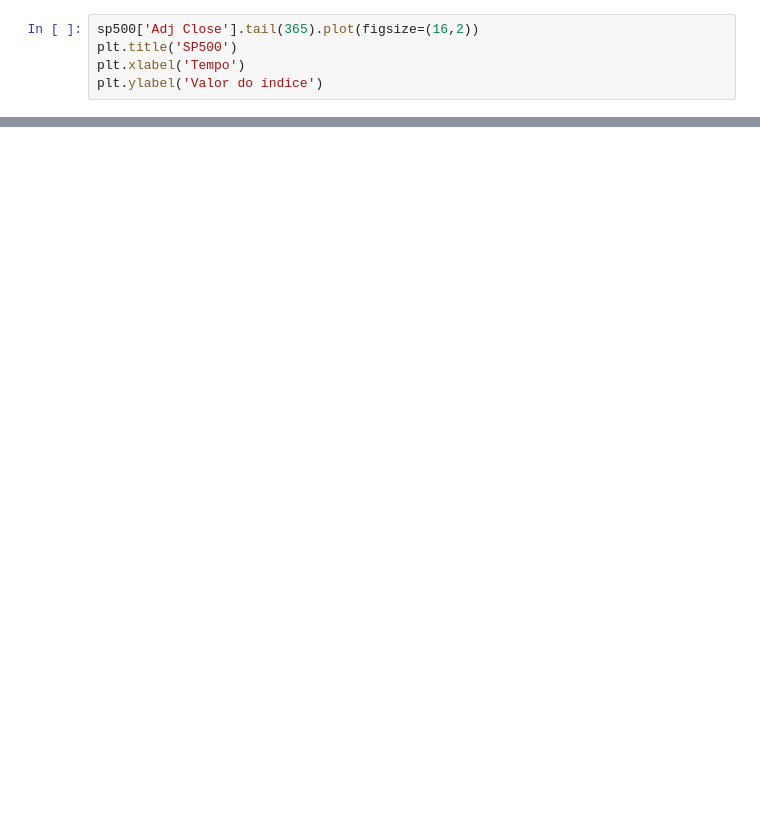
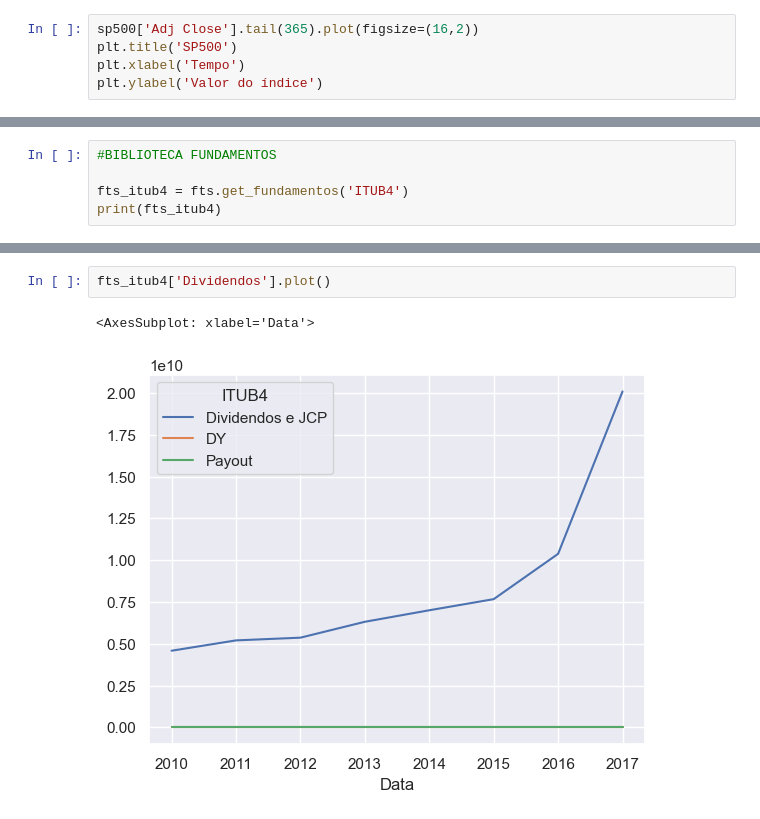
Before and after one commit to kioolz/Python, a Jupyter notebook: PyFi/Ibovespa/IBOVESPA.ipynb, the cells around one changed output, grey strips where cells are left out. Drawn from its saved outputs; the diff is of its cells as text; blank space fills up the shorter version.

```diff
--- a/PyFi/Ibovespa/IBOVESPA.ipynb
+++ b/PyFi/Ibovespa/IBOVESPA.ipynb
@@ -97,0 +207,5 @@ Text(0, 0.5, 'Valor do índice')
+# %%
+#BIBLIOTECA FUNDAMENTOS
+
+fts_itub4 = fts.get_fundamentos('ITUB4')
+print(fts_itub4)
@@ -97,0 +250,5 @@ Text(0, 0.5, 'Valor do índice')
+# %%
+fts_itub4['Dividendos'].plot()
+# %% [output]
+<AxesSubplot: xlabel='Data'>
+[figure, added]
```
Also changed, not shown: parts of 38 cells of this notebook.
